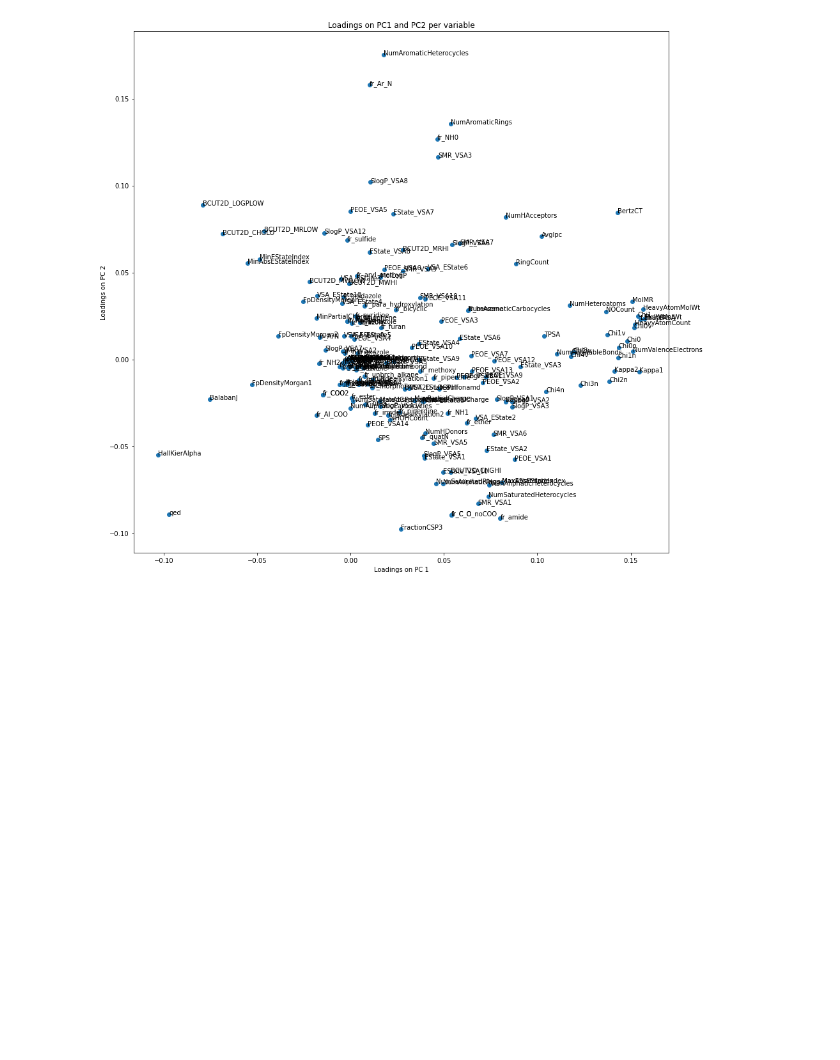
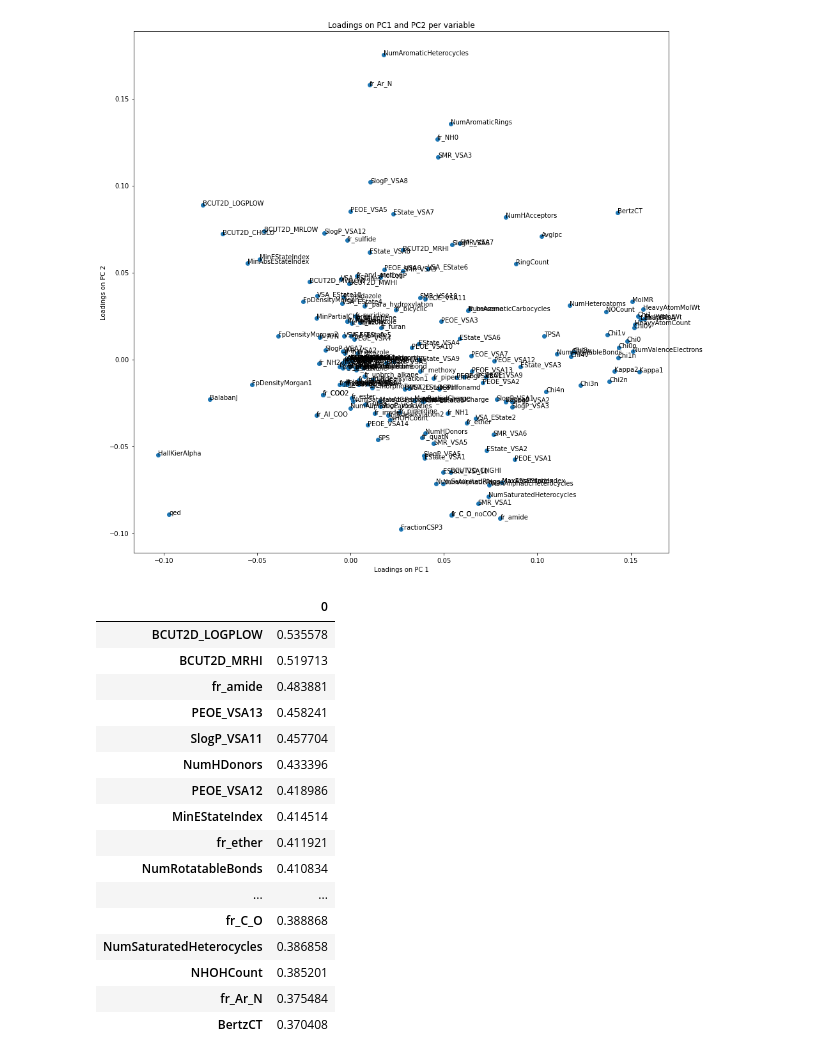
Before and after one commit to dicky-2002/Adv.-Programming-Group-Assignment, a Jupyter notebook: PCA_assignment4.ipynb, the cells around one changed output. Cells and saved outputs as stored; diff of their text form; code cells hidden in the pictures; blank space fills up the shorter version.

```diff
--- a/PCA_assignment4.ipynb
+++ b/PCA_assignment4.ipynb
@@ -106,3 +126,33 @@ for i in range(len(labels)):
     ax.annotate(labels[i],(PC1_loadings[i],PC2_loadings[i]))
 # %% [output]
 [figure]
+# %%
+list_of_descriptors=[]
+countings={}
+for PC in range(1,13):
+    descriptors=loading_matrix[abs(loading_matrix[PC])>0.05][PC].index
+    for descriptor in descriptors:
+        if descriptor not in countings.keys():
+            countings[descriptor]=float(abs(loading_matrix[loading_matrix.index==descriptor][PC]))
+        countings[descriptor]+=float(abs(loading_matrix[loading_matrix.index==descriptor][PC]))
+        if descriptor not in list_of_descriptors:
+            list_of_descriptors.append(descriptor)
+pd.DataFrame.from_dict(countings,orient='index').sort_values(by=0,ascending=False).head(20)
+# %% [output]
+|  | 0 |
+| BCUT2D_LOGPLOW | 0.535578 |
+| BCUT2D_MRHI | 0.519713 |
+| fr_amide | 0.483881 |
+| PEOE_VSA13 | 0.458241 |
+| SlogP_VSA11 | 0.457704 |
+| NumHDonors | 0.433396 |
+| PEOE_VSA12 | 0.418986 |
+| MinEStateIndex | 0.414514 |
+| fr_ether | 0.411921 |
+| NumRotatableBonds | 0.410834 |
+| ... | ... |
+| fr_C_O | 0.388868 |
+| NumSaturatedHeterocycles | 0.386858 |
+| NHOHCount | 0.385201 |
+| fr_Ar_N | 0.375484 |
+| BertzCT | 0.370408 |
```
Also changed, not shown: parts of 3 cells of this notebook.
